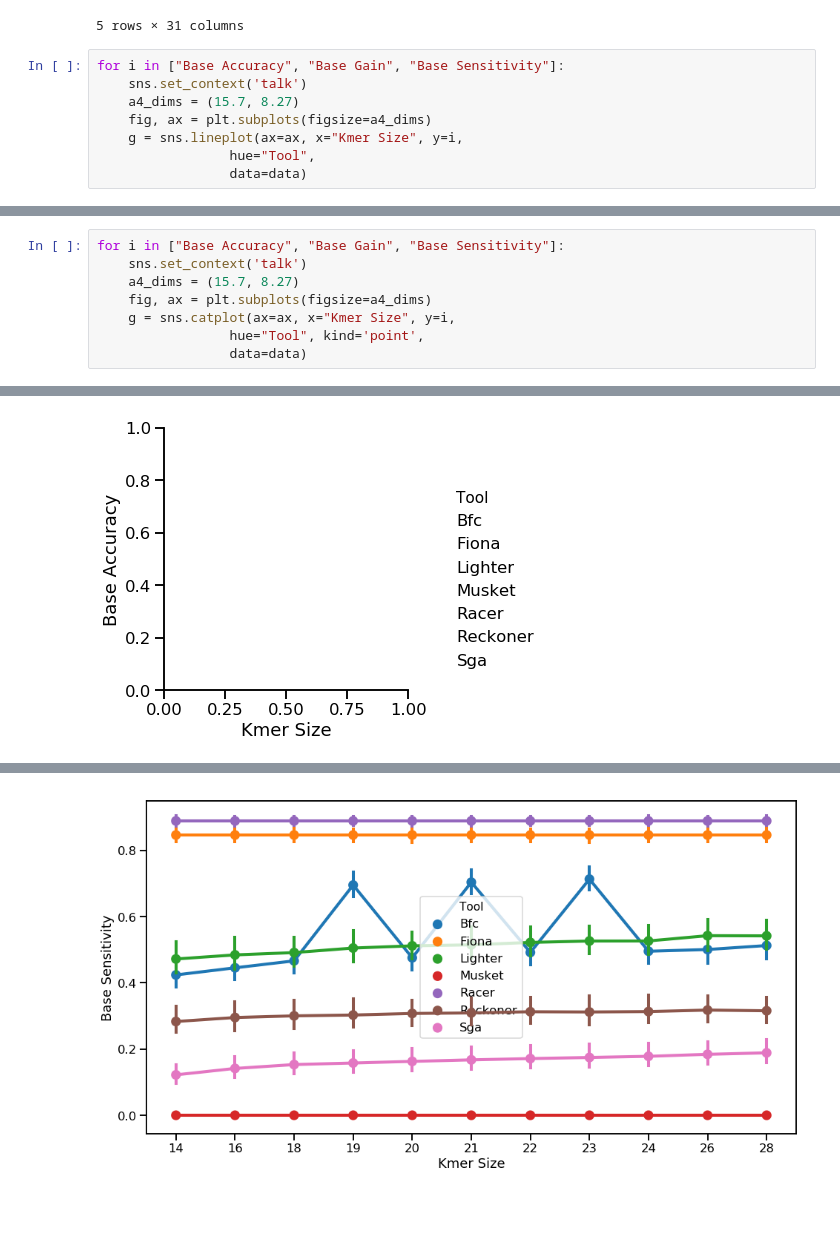
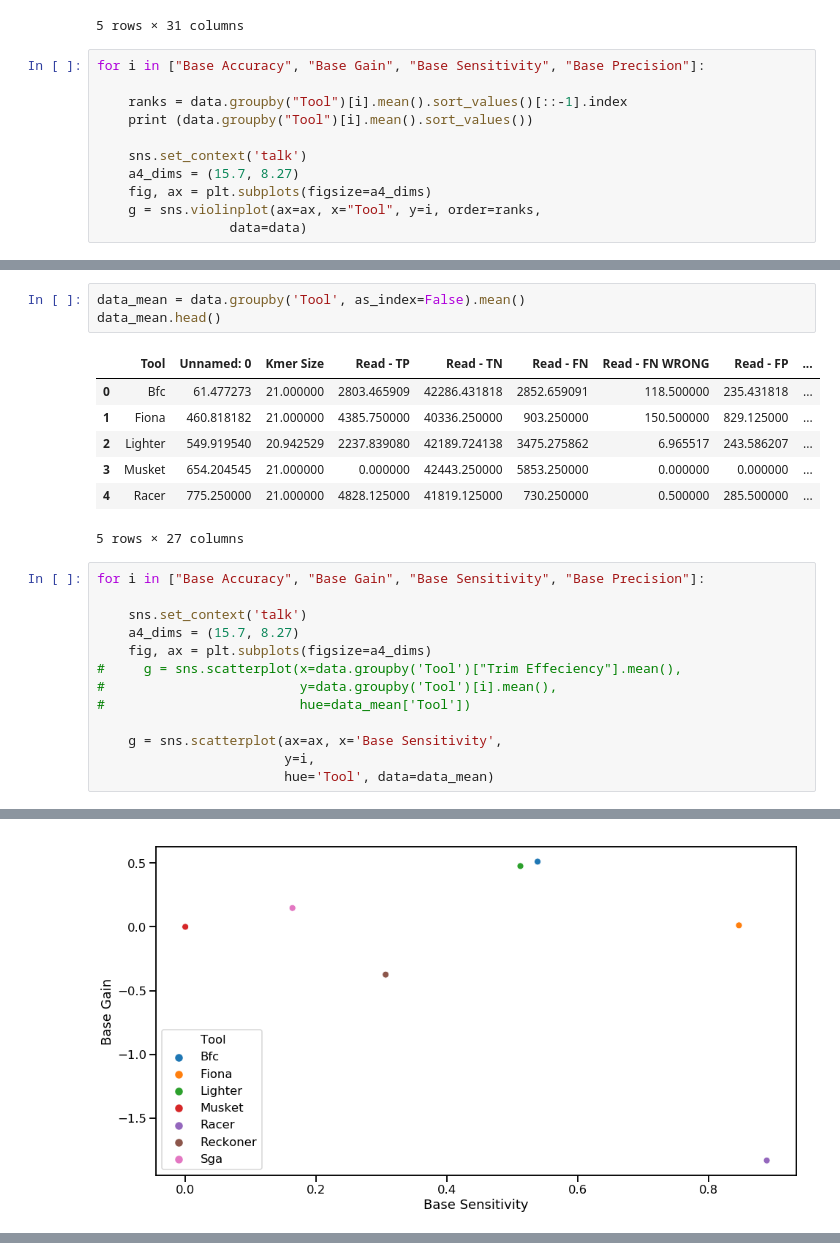
Before and after one commit to smangul1/error.correction.benchmarking, a Jupyter notebook: code.evaluation/scripts/RSR_Analysis.ipynb, the cells around one changed output, grey strips where cells are left out. Cells and saved outputs as stored; diff of their text form; blank space fills up the shorter version.

```diff
--- a/code.evaluation/scripts/RSR_Analysis.ipynb
+++ b/code.evaluation/scripts/RSR_Analysis.ipynb
@@ -37,11 +28,14 @@ data.head()
 | 4 | 4 | bfc_SRR1543964_raw_18.corrected.f... | run.bfc.sh | 18 | 2304 | 39831 | 4256 | 159 | ... |
 5 rows × 31 columns
 # %%
-for i in ["Base Accuracy", "Base Gain", "Base Sensitivity"]:
+for i in ["Base Accuracy", "Base Gain", "Base Sensitivity", "Base Precision"]:
+
+    ranks = data.groupby("Tool")[i].mean().sort_values()[::-1].index
+    print (data.groupby("Tool")[i].mean().sort_values())
+
     sns.set_context('talk')
     a4_dims = (15.7, 8.27)
     fig, ax = plt.subplots(figsize=a4_dims)
-    g = sns.lineplot(ax=ax, x="Kmer Size", y=i,
-                 hue="Tool",
+    g = sns.violinplot(ax=ax, x="Tool", y=i, order=ranks,
                  data=data)
 # %% [output]
@@ -51,9 +72,25 @@ for i in ["Base Accuracy", "Base Gain", "Base Sensitivity"]:
+# %%
+data_mean = data.groupby('Tool', as_index=False).mean()
+data_mean.head()
+# %% [output]
+|  | Tool | Unnamed: 0 | Kmer Size | Read - TP | Read - TN | Read - FN | Read - FN WRONG | Read - FP | ... |
+| 0 | Bfc | 61.477273 | 21.000000 | 2803.465909 | 42286.431818 | 2852.659091 | 118.500000 | 235.431818 | ... |
+| 1 | Fiona | 460.818182 | 21.000000 | 4385.750000 | 40336.250000 | 903.250000 | 150.500000 | 829.125000 | ... |
+| 2 | Lighter | 549.919540 | 20.942529 | 2237.839080 | 42189.724138 | 3475.275862 | 6.965517 | 243.586207 | ... |
+| 3 | Musket | 654.204545 | 21.000000 | 0.000000 | 42443.250000 | 5853.250000 | 0.000000 | 0.000000 | ... |
+| 4 | Racer | 775.250000 | 21.000000 | 4828.125000 | 41819.125000 | 730.250000 | 0.500000 | 285.500000 | ... |
+5 rows × 27 columns
 # %%
-for i in ["Base Accuracy", "Base Gain", "Base Sensitivity"]:
+for i in ["Base Accuracy", "Base Gain", "Base Sensitivity", "Base Precision"]:
+
     sns.set_context('talk')
     a4_dims = (15.7, 8.27)
     fig, ax = plt.subplots(figsize=a4_dims)
-    g = sns.catplot(ax=ax, x="Kmer Size", y=i,
-                 hue="Tool", kind='point',
-                 data=data)
+#     g = sns.scatterplot(x=data.groupby('Tool')["Trim Effeciency"].mean(),
+#                         y=data.groupby('Tool')[i].mean(),
+#                         hue=data_mean['Tool'])
+
+    g = sns.scatterplot(ax=ax, x='Base Sensitivity',
+                        y=i,
+                        hue='Tool', data=data_mean)
 # %% [output]
@@ -61 +98 @@ for i in ["Base Accuracy", "Base Gain", "Base Sensitivity"]:
-[figure, old version]
+[figure, new version]
@@ -64 +100,0 @@ for i in ["Base Accuracy", "Base Gain", "Base Sensitivity"]:
-[figure, removed]
```
Also changed, not shown: parts of 6 cells of this notebook, 3 other files.
